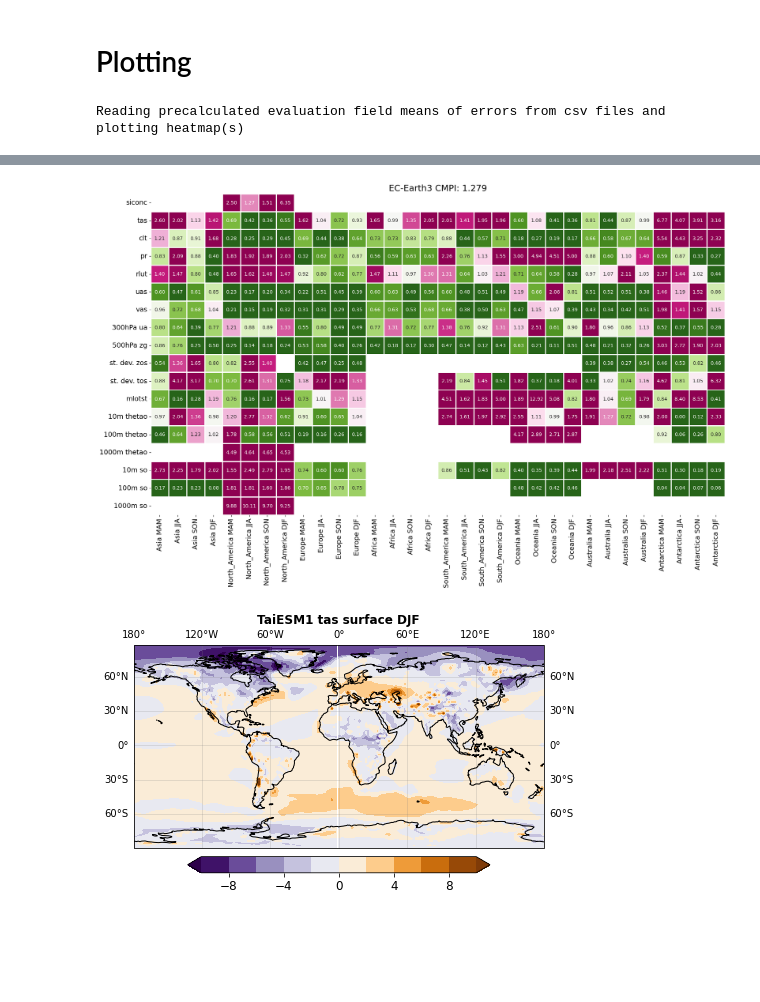
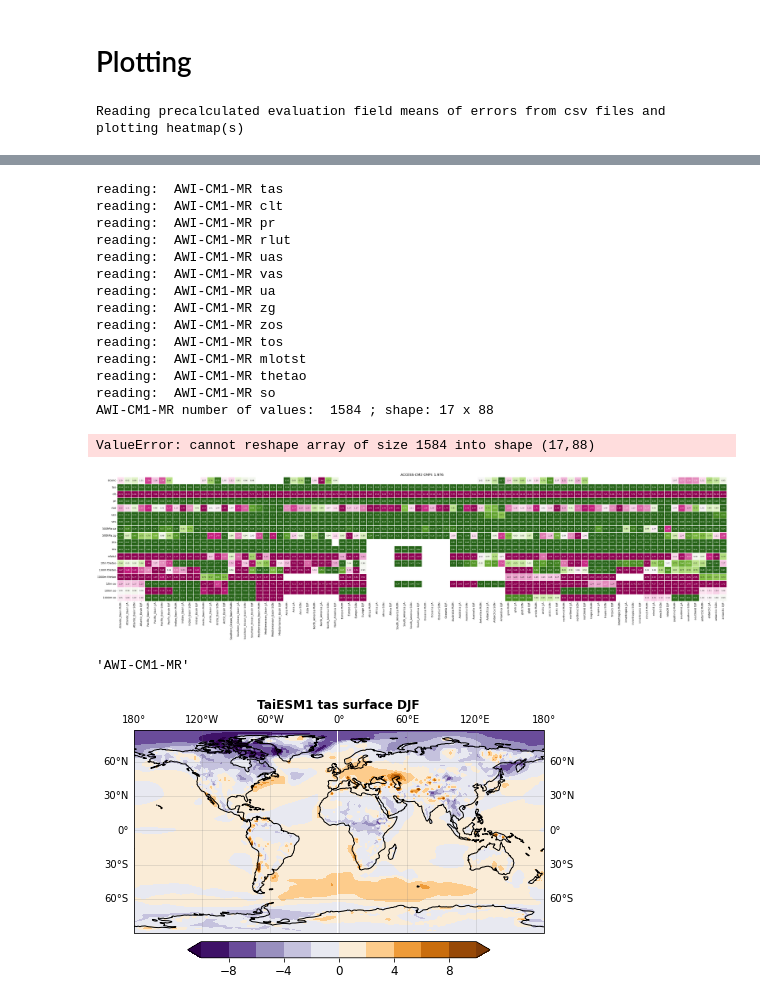
Before and after one commit to JanStreffing/cmpitool, a Jupyter notebook: cmpi-tool.ipynb, the cells around one changed output, grey strips where cells are left out. Saved outputs shown, nothing was run; the diff lists cells and outputs as text; code cells hidden in the pictures; blank space fills up the shorter version.

```diff
--- a/cmpi-tool.ipynb
+++ b/cmpi-tool.ipynb
@@ -649,21 +978,21 @@ cmpi = OrderedDict()
 for model in tqdm(models):
     sum=0
     iter=0
-    with open(out_path+'frac/'+model+'_fraction.csv', 'w', newline='') as csvfile:
+    with open(out_path+'frac/'+model.name+'_fraction.csv', 'w', newline='') as csvfile:
         writer = csv.writer(csvfile, delimiter=' ',quotechar='|', quoting=csv.QUOTE_MINIMAL)
         writer.writerow(['Variable','Region','Level','Season','FracMeanError'])
-        for var in models[model]:
-            for depth in np.arange(0,len(var_depths[var])):
+        for var in model.variables:
+            for depth in var.depths:
                 for region in regions:
                     for seas in seasons:
-                        writer.writerow([var,region,var_depths[var][depth],seas,np.squeeze(error_fraction[var,var_depths[var][depth],seas,model,region].to_array(var).values[0])])
-                        if np.isnan(np.squeeze(error_fraction[var,var_depths[var][depth],seas,model,region].to_array(var).values[0])):
+                        writer.writerow([var.name,region,depth,seas,np.squeeze(error_fraction[var.name,depth,seas,model.name,region].to_array(var.name).values[0])])
+                        if np.isnan(np.squeeze(error_fraction[var.name,depth,seas,model.name,region].to_array(var.name).values[0])):
                             pass
                         else:
-                            sum+=np.squeeze(error_fraction[var,var_depths[var][depth],seas,model,region].to_array(var).values[0])
+                            sum+=np.squeeze(error_fraction[var.name,depth,seas,model.name,region].to_array(var.name).values[0])
                             iter+=1
-        cmpi[model]=np.squeeze(sum)/iter
-        writer.writerow(['CMPI','global','yearly',cmpi[model]])
+        cmpi[model.name]=np.squeeze(sum)/iter
+        writer.writerow(['CMPI','global','yearly',cmpi[model.name]])
 # %% [output]
 Writing ratio of field mean of errors into csv files and sum up error fractions for cmpi score
 # %% [markdown]
@@ -671,32 +1000,33 @@ Writing ratio of field mean of errors into csv files and sum up error fractions
 # %%
 print('Reading precalculated evaluation field means of errors from csv files and plotting heatmap(s)')
 
+# Make sure we loop often enough to catch the variables with the most number of levels/depths
 max_depth=0
-for var in var_depths:
-    if len(var_depths[var]) > max_depth:
-        max_depth = len(var_depths[var])
+for var in obs:
+    if len(var.depths) > max_depth:
+        max_depth = len(var.depths)
 
 plt.rcParams.update({'figure.max_open_warning': 0})
 collect_frac_non = OrderedDict()
 for model in tqdm(models):
-    df = pd.read_csv(out_path+'frac/'+model+'_fraction.csv', delimiter=' ')
+    df = pd.read_csv(out_path+'frac/'+model.name+'_fraction.csv', delimiter=' ')
     values = df['FracMeanError'] #you can also use df['column_name']
     r=0
-    for var in obs:
-        a=(df['Variable']==var).to_list()
+    for var in model.variables:
+        a=(df['Variable']==var.name).to_list()
         if verbose == 'true':
             if any(a): # Check if variable appears in list. If not, skip it.
-                print('reading: ',model,var)
+                print('reading: ',model.name,var.name)
             else:
-                print('filling: ',model,var)
-        for depth in np.arange(0,len(var_depths[var])):
+                print('filling: ',model.name,var.name)
+        for depth in var.depths:
             for region in regions:
                 for seas in seasons:
                     if any(a):
-                        collect_frac_non[var+' '+region,var_depths[var][depth]+' '+seas]=values[r]
+                        collect_frac_non[var.name+' '+region,depth+' '+seas]=values[r]
                         r+=1
                     else:
-                        collect_frac_non[var+' '+region,var_depths[var][depth]+' '+seas]=np.nan
+                        collect_frac_non[var.name+' '+region,depth+' '+seas]=np.nan
 
 
     seasons_plot = [' MAM', ' JJA', ' SON', ' DJF'] #adding spaces in front
@@ -705,17 +1035,17 @@ for model in tqdm(models):
     coord=[n+str(m) for m,n in zip(a,b)]
 
     index_obs=[]
-    for var in obs:
-        for depth in np.arange(0,len(var_depths[var])):
-            if var_depths[var][depth] == 'surface':
+    for var in model.variables:
+        for depth in var.depths:
+            if depth == 'surface':
                 levelname=''
             else:
-                levelname=var_depths[var][depth]+' '
+                levelname=depth+' '
             if var == 'zos' or var == 'tos':
                 levelname='st. dev. '
-            index_obs.append(levelname+var)
+            index_obs.append(levelname+var.name)
     if verbose == 'true':
-        print(model,'number of values: ',len(list(collect_frac_non.values())),'; shape:',len(index_obs),'x',len(regions)*len(seasons))
+        print(model.name,'number of values: ',len(list(collect_frac_non.values())),'; shape:',len(index_obs),'x',len(regions)*len(seasons))
     collect_frac_reshaped = np.array(list(collect_frac_non.values()) ).reshape(len(index_obs),len(regions)*len(seasons)) # transform to 2D
     collect_frac_dataframe = pd.DataFrame(data=collect_frac_reshaped, index=index_obs, columns=coord)
 
@@ -725,9 +1055,9 @@ for model in tqdm(models):
     ax = sns.heatmap(collect_frac_dataframe, vmin=0.5, vmax=1.5,center=1,annot=True,fmt='.2f',cmap="PiYG_r",cbar=False,linewidths=1)
     plt.xticks(rotation=90,fontsize=14)
     plt.yticks(rotation=0, ha='right',fontsize=14)
-    plt.title(model+' CMPI: '+str(round(cmpi[model],3)), fontsize=18)
+    plt.title(model.name+' CMPI: '+str(round(cmpi[model.name],3)), fontsize=18)
 
-    plt.savefig(out_path+'plot/'+model+'.png',dpi=300,bbox_inches='tight')
+    plt.savefig(out_path+'plot/'+model.name+'.png',dpi=300,bbox_inches='tight')
     i+=1
 # %% [output]
 Reading precalculated evaluation field means of errors from csv files and plotting heatmap(s)
@@ -749,4 +1079,23 @@ EC-Earth3 number of values:  576 ; shape: 18 x 32
+reading:  AWI-CM1-MR tas
+reading:  AWI-CM1-MR clt
+reading:  AWI-CM1-MR pr
+reading:  AWI-CM1-MR rlut
+reading:  AWI-CM1-MR uas
+reading:  AWI-CM1-MR vas
+reading:  AWI-CM1-MR ua
+reading:  AWI-CM1-MR zg
+reading:  AWI-CM1-MR zos
+reading:  AWI-CM1-MR tos
+reading:  AWI-CM1-MR mlotst
+reading:  AWI-CM1-MR thetao
+reading:  AWI-CM1-MR so
+AWI-CM1-MR number of values:  1584 ; shape: 17 x 88
+ValueError: cannot reshape array of size 1584 into shape (17,88)
-[figure, old version]
+[figure, new version]
+# %%
+model.name
+# %% [output]
+'AWI-CM1-MR'
 # %%
 # Debug plot script
 
```
Also changed, not shown: parts of 12 cells of this notebook, 30 other files.
